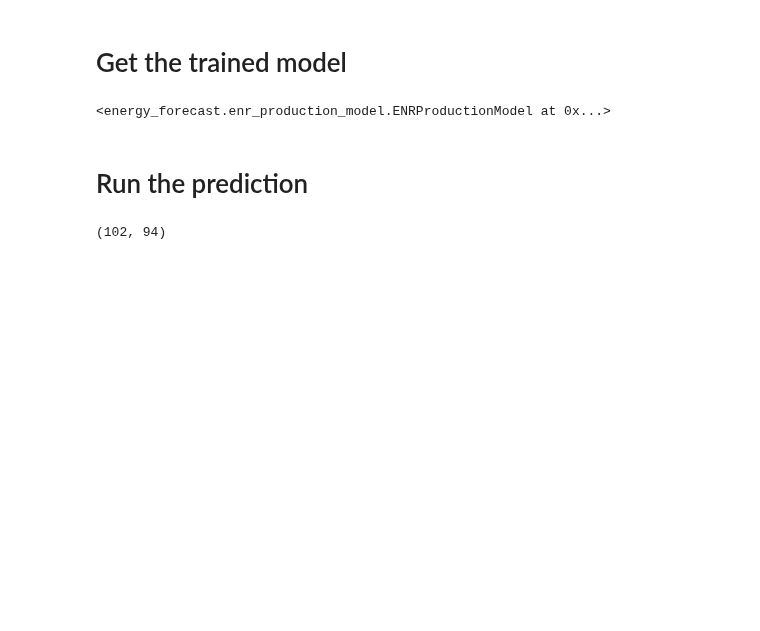
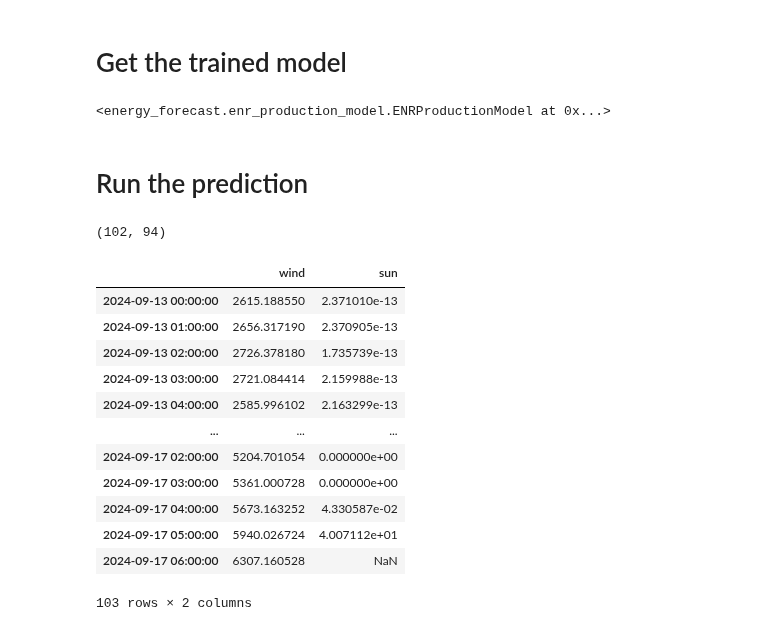
Before and after one commit to GreenForecast-Squad/energetic-stress-production, a Jupyter notebook: doc/user_guide/notebooks/5_data_pilepline.ipynb, the cells around one changed output. Cells and saved outputs as stored; diff of their text form; code cells hidden in the pictures; blank space fills up the shorter version.

```diff
--- a/doc/user_guide/notebooks/5_data_pilepline.ipynb
+++ b/doc/user_guide/notebooks/5_data_pilepline.ipynb
@@ -35,6 +35,22 @@ deps_sun.shape
 (102, 94)
 # %%
 prediction = my_model.predict(sun_flux=deps_sun, wind_speed=deps_wind)
+# %%
+prediction
+# %% [output]
+|  | wind | sun |
+| 2024-09-13 00:00:00 | 2615.188550 | 2.371010e-13 |
+| 2024-09-13 01:00:00 | 2656.317190 | 2.370905e-13 |
+| 2024-09-13 02:00:00 | 2726.378180 | 1.735739e-13 |
+| 2024-09-13 03:00:00 | 2721.084414 | 2.159988e-13 |
+| 2024-09-13 04:00:00 | 2585.996102 | 2.163299e-13 |
+| ... | ... | ... |
+| 2024-09-17 02:00:00 | 5204.701054 | 0.000000e+00 |
+| 2024-09-17 03:00:00 | 5361.000728 | 0.000000e+00 |
+| 2024-09-17 04:00:00 | 5673.163252 | 4.330587e-02 |
+| 2024-09-17 05:00:00 | 5940.026724 | 4.007112e+01 |
+| 2024-09-17 06:00:00 | 6307.160528 | NaN |
+103 rows × 2 columns
 # %%
 prediction.plot()
 # %% [output]
```
Also changed, not shown: parts of 1 cell of this notebook, 1 other file.
